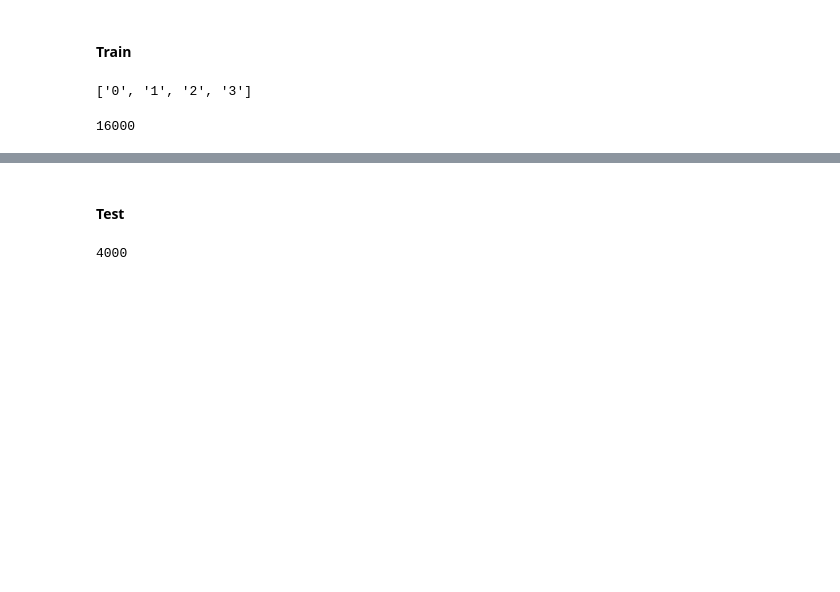
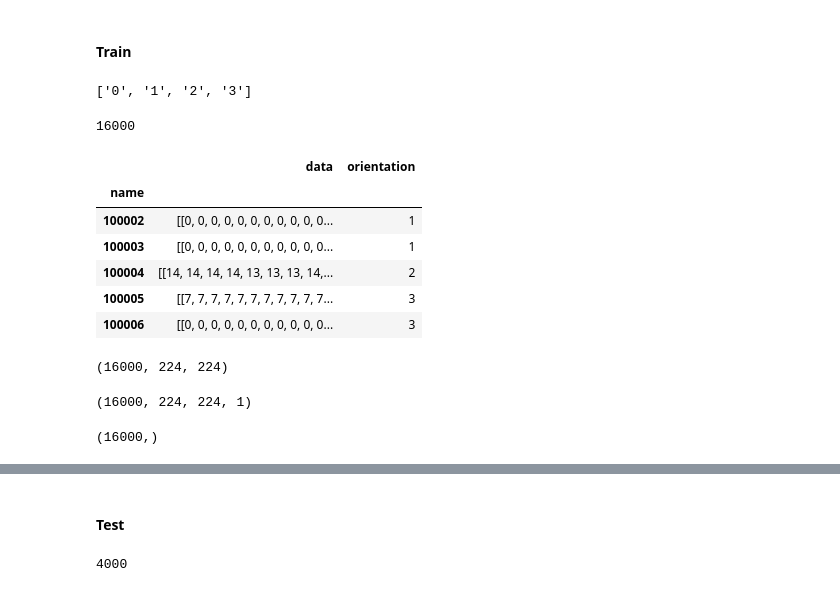
Before and after one commit to KishoreKB2711/Deep-Learning, a Jupyter notebook: Project 2/Project2.ipynb, the cells around one changed output, grey strips where cells are left out. Cells and saved outputs as stored; diff of their text form; code cells hidden in the pictures; blank space fills up the shorter version.

```diff
--- a/Project 2/Project2.ipynb
+++ b/Project 2/Project2.ipynb
@@ -57,11 +57,24 @@ for orientation in orientations:
         for entry in entries:
             if(entry.is_file()):
                 train['name'].append(int(str(entry.name).removesuffix('.png')))
-                train['orientation'].append(orientation)
+                train['orientation'].append(int(orientation))
                 image_location = path + '/' + str(entry.name)
                 # print(image_location)
-                train['data'].append(imread(image_location))
+                train['data'].append(imread(image_location).tolist())
 # %%
 len(train['data'])
 # %% [output]
 16000
+# %%
+train_df = pd.DataFrame(train)
+train_df = train_df.set_index('name')
+train_df.sort_values(by=['name'], inplace=True)
+train_df.head()
+# %% [output]
+|  | data | orientation |
+| name |  |  |
+| 100002 | [[0, 0, 0, 0, 0, 0, 0, 0, 0, 0, 0... | 1 |
+| 100003 | [[0, 0, 0, 0, 0, 0, 0, 0, 0, 0, 0... | 1 |
+| 100004 | [[14, 14, 14, 14, 13, 13, 13, 14,... | 2 |
+| 100005 | [[7, 7, 7, 7, 7, 7, 7, 7, 7, 7, 7... | 3 |
+| 100006 | [[0, 0, 0, 0, 0, 0, 0, 0, 0, 0, 0... | 3 |
@@ -67,0 +88,4 @@ len(train['data'])
+# %%
+x_train.shape
+# %% [output]
+(16000, 224, 224)
@@ -67,0 +95,9 @@ len(train['data'])
+# %%
+x_train.shape
+# %% [output]
+(16000, 224, 224, 1)
+# %%
+y_train = np.array(train_df['orientation'])
+y_train.shape
+# %% [output]
+(16000,)
```
Also changed, not shown: parts of 30 cells of this notebook.
